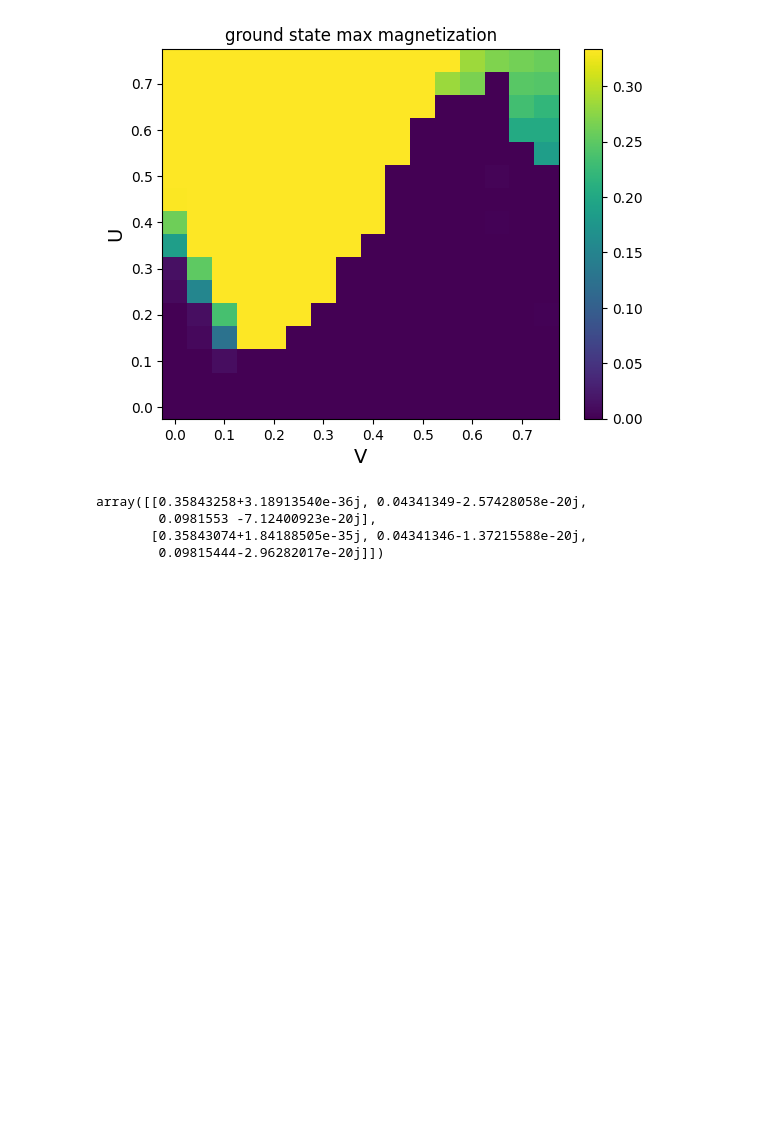
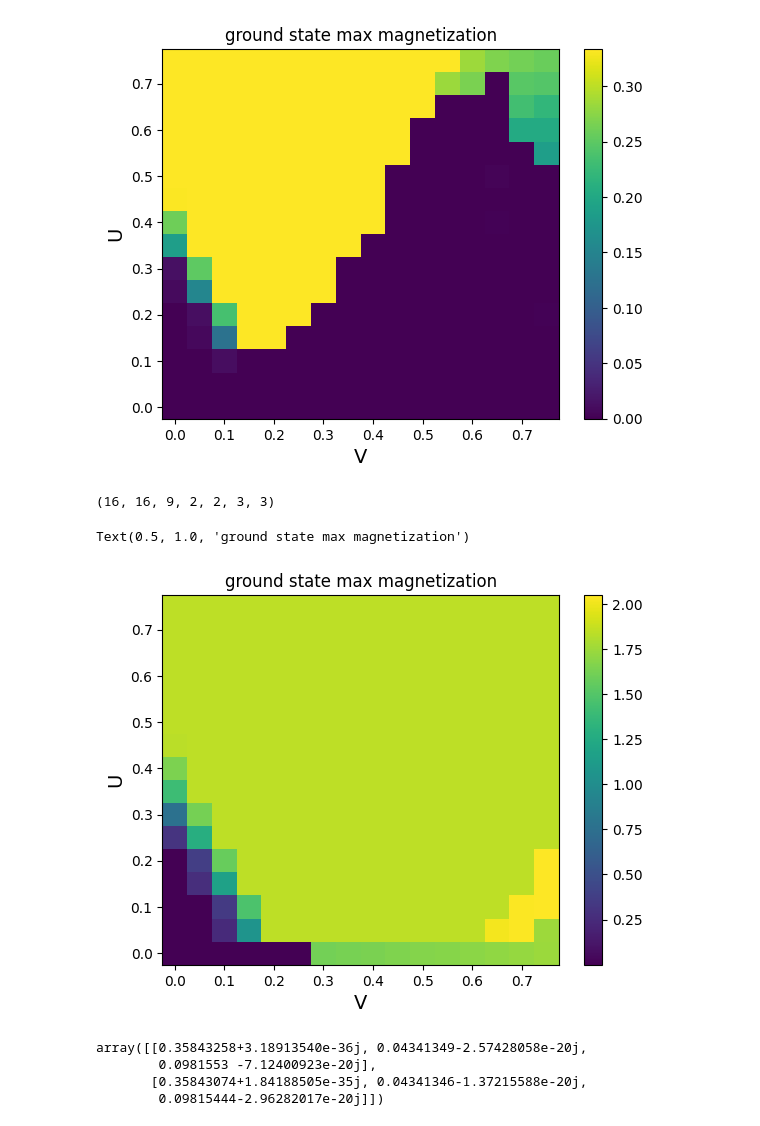
Before and after one commit to yumannhe/SCHF_auto_collinear, a Jupyter notebook: data_analysis/phase_diagram_filling_1_t_4em4_GPU_v1_v2_scaling.ipynb, the cells around one changed output. Drawn from its saved outputs; the diff is of its cells as text; code cells hidden in the pictures; blank space fills up the shorter version.

```diff
--- a/data_analysis/phase_diagram_filling_1_t_4em4_GPU_v1_v2_scaling.ipynb
+++ b/data_analysis/phase_diagram_filling_1_t_4em4_GPU_v1_v2_scaling.ipynb
@@ -174,3 +215,18 @@ Text(0.5, 1.0, 'ground state max magnetization')
+# %%
+bond_difference.shape
+# %% [output]
+(16, 16, 9, 2, 2, 3, 3)
+# %%
+bond_difference_ij = np.sqrt(np.sum(np.abs(bond_difference), axis=(2,3,4,5,6)))
+# %%
+plt.pcolormesh(v1_mesh,u_mesh,bond_difference_ij)
+plt.xlabel('V', size = '14')
+plt.ylabel('U', size = '14')
+plt.colorbar()
+plt.title('ground state max magnetization')
+# %% [output]
+Text(0.5, 1.0, 'ground state max magnetization')
+[figure, added]
 # %%
 sorted_density[-6,-1,0]
 # %% [output]
```
Also changed, not shown: parts of 3 cells of this notebook, 1 other file.
